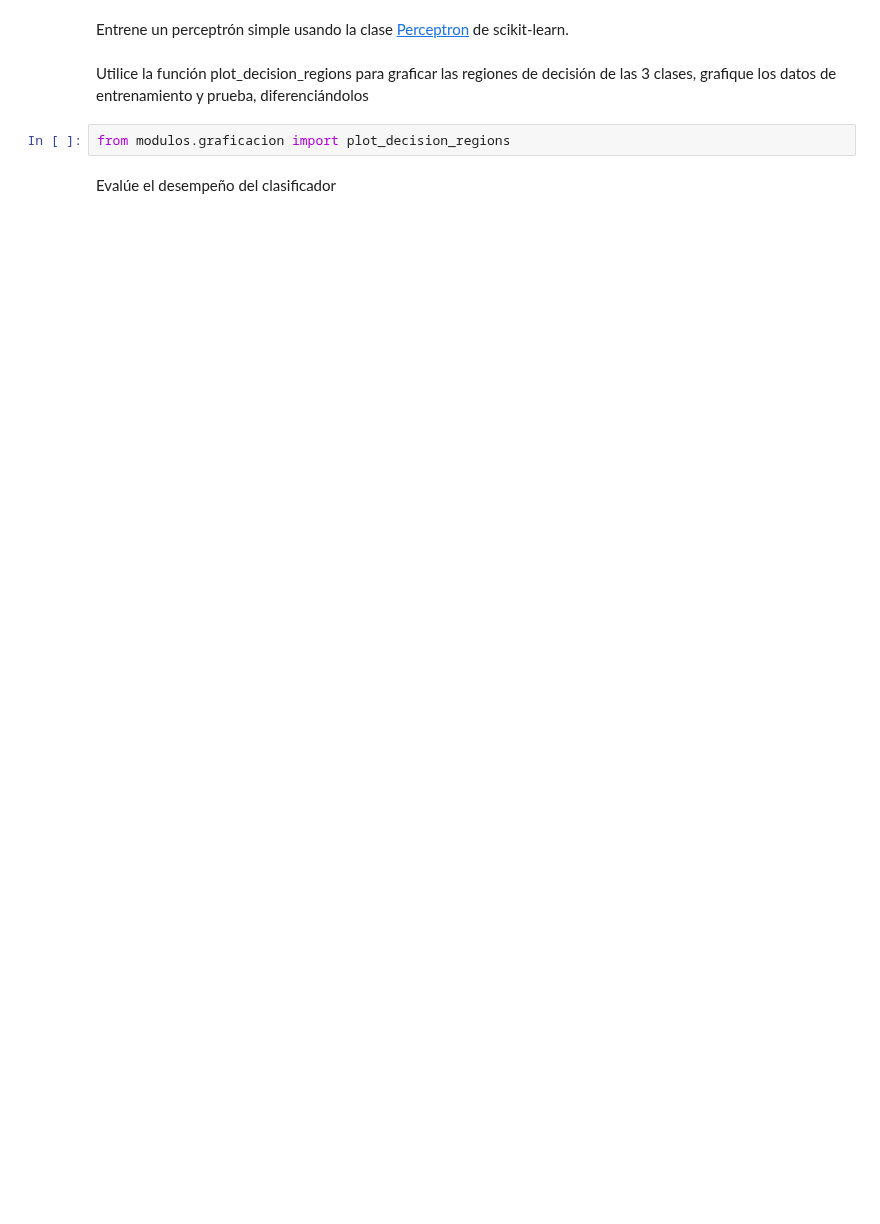
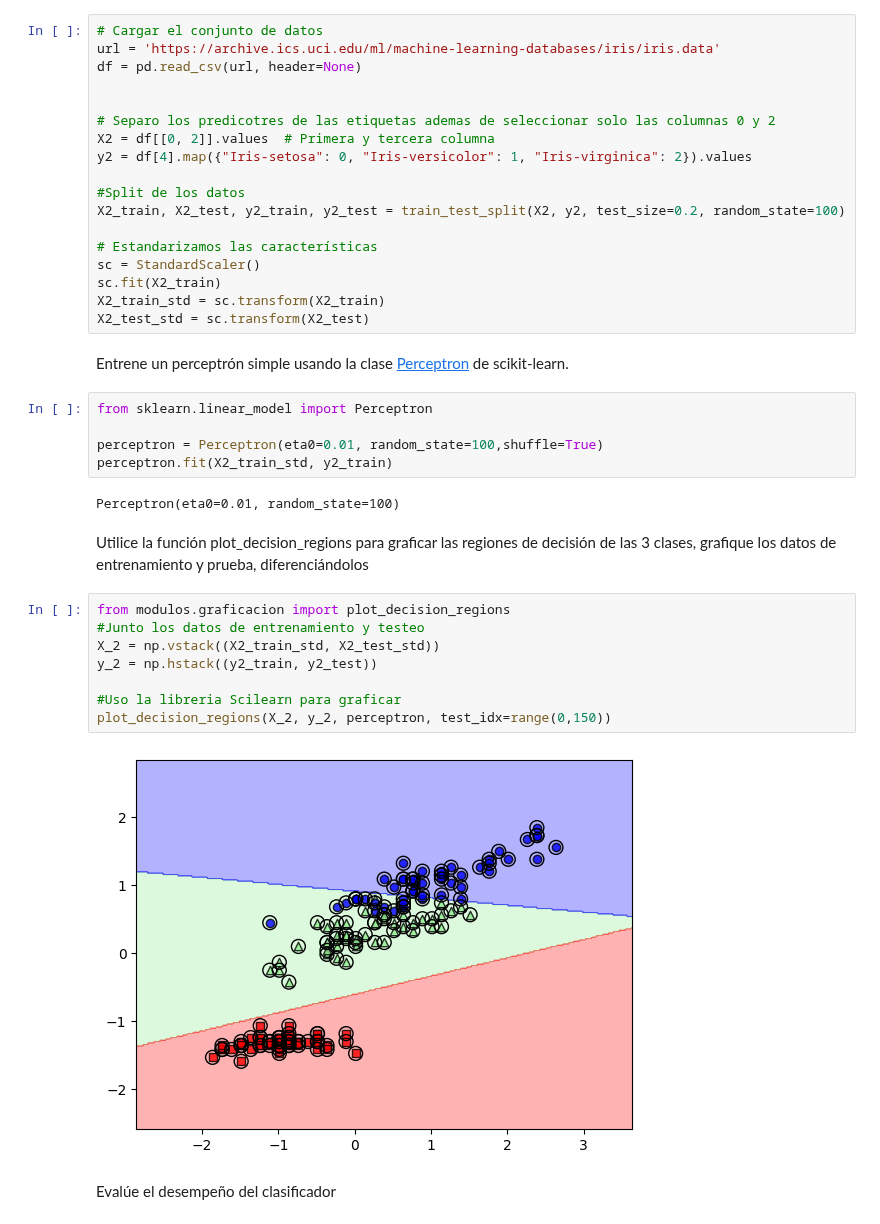
Before and after one commit to axelescalante0/Aprendizaje-Maquinal, a Jupyter notebook: main/PerceptronSimple.ipynb, the cells around one changed output. Cells and saved outputs as stored; diff of their text form; blank space fills up the shorter version.

Commit message:
Perceptron Simple: Se utilizo PS desde la libreria Scikit-Learn. Esta vez con tres clases, Ademas de graficar los datos, se calculo el desempeño del clasificador

```diff
--- a/main/PerceptronSimple.ipynb
+++ b/main/PerceptronSimple.ipynb
@@ -334,12 +334,45 @@ plt.show()
 ## Perceptrón Usando scikit-learn
 
 Ahora utilice las 3 clases del conjunto de datos usando las mismas características (atributos de la primer y tercera columnas). separe los datos en entrenamiento y prueba (20% datos de prueba), `random_state=100`
+# %%
+# Cargar el conjunto de datos
+url = 'https://archive.ics.uci.edu/ml/machine-learning-databases/iris/iris.data'
+df = pd.read_csv(url, header=None)
+
+
+# Separo los predicotres de las etiquetas ademas de seleccionar solo las columnas 0 y 2
+X2 = df[[0, 2]].values  # Primera y tercera columna
+y2 = df[4].map({"Iris-setosa": 0, "Iris-versicolor": 1, "Iris-virginica": 2}).values
+
+#Split de los datos
+X2_train, X2_test, y2_train, y2_test = train_test_split(X2, y2, test_size=0.2, random_state=100)
+
+# Estandarizamos las características
+sc = StandardScaler()
+sc.fit(X2_train)
+X2_train_std = sc.transform(X2_train)
+X2_test_std = sc.transform(X2_test)
 # %% [markdown]
 Entrene un perceptrón simple usando la clase [Perceptron](https://scikit-learn.org/stable/modules/generated/sklearn.linear_model.Perceptron.html) de scikit-learn.
+# %%
+from sklearn.linear_model import Perceptron
+
+perceptron = Perceptron(eta0=0.01, random_state=100,shuffle=True)
+perceptron.fit(X2_train_std, y2_train)
+# %% [output]
+Perceptron(eta0=0.01, random_state=100)
 # %% [markdown]
 Utilice la función plot_decision_regions para graficar las regiones de decisión de las 3 clases, grafique los datos de entrenamiento y prueba, diferenciándolos
 # %%
 from modulos.graficacion import plot_decision_regions
+#Junto los datos de entrenamiento y testeo
+X_2 = np.vstack((X2_train_std, X2_test_std))
+y_2 = np.hstack((y2_train, y2_test))
+
+#Uso la libreria Scilearn para graficar
+plot_decision_regions(X_2, y_2, perceptron, test_idx=range(0,150))
+# %% [output]
+[figure, added]
 # %% [markdown]
 Evalúe el desempeño del clasificador
 # %%
```
Also changed, not shown: parts of 2 cells of this notebook.
